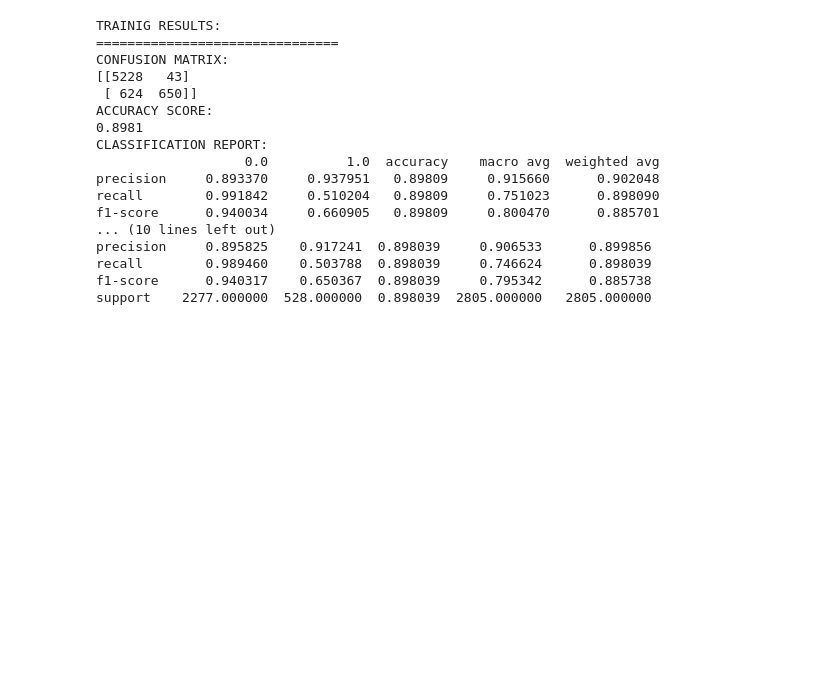
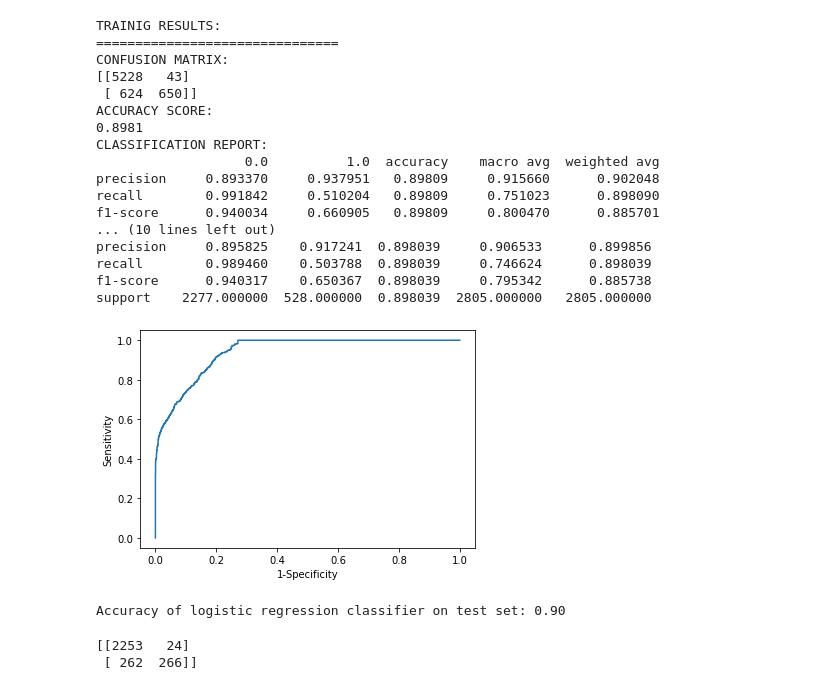
Before and after one commit to AshwinUniyal/Major_Project, a Jupyter notebook: Logistic Regression Churn rate.ipynb, the cells around one changed output. Drawn from its saved outputs; the diff is of its cells as text; code cells hidden in the pictures; blank space fills up the shorter version.

Commit message:
update metric measures

```diff
--- a/Logistic Regression Churn rate.ipynb
+++ b/Logistic Regression Churn rate.ipynb
@@ -411,3 +411,27 @@ precision     0.895825    0.917241  0.898039     0.906533      0.899856
 recall        0.989460    0.503788  0.898039     0.746624      0.898039
 f1-score      0.940317    0.650367  0.898039     0.795342      0.885738
 support    2277.000000  528.000000  0.898039  2805.000000   2805.000000
+# %%
+#Logisitic Regression
+y_pred_proba = lr_clf.predict_proba(X_test)[::,1]
+fpr, tpr, _ = metrics.roc_curve(y_test,  y_pred_proba)
+
+plt.plot(fpr,tpr)
+plt.ylabel('Sensitivity')  #True Positive Rate
+plt.xlabel('1-Specificity')  #False Positive Rate
+plt.show()
+# %% [output]
+[figure, added]
+# %%
+y_pred = lr_clf.predict(X_test)
+print('Accuracy of logistic regression classifier on test set: {:.2f}'.format(lr_clf.score(X_test, y_test)))
+# %% [output]
+Accuracy of logistic regression classifier on test set: 0.90
+# %%
+from sklearn import metrics
+from sklearn.metrics import confusion_matrix
+confusion_matrix = confusion_matrix(y_test, y_pred)
+print(confusion_matrix)
+# %% [output]
+[[2253   24]
+ [ 262  266]]
```
Also changed, not shown: parts of 4 cells of this notebook, 2 other files.
